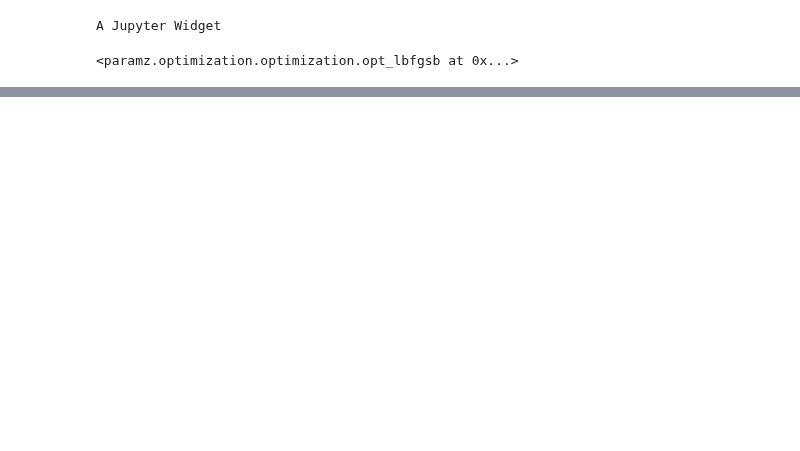
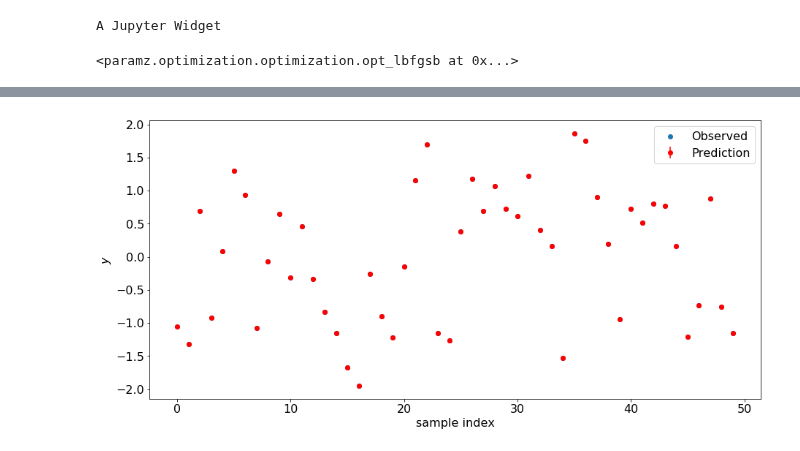
Before and after one commit to seiya-kumada/cct_blog, a Jupyter notebook: automatic_relevance_determination/komatsu_gp_multi.ipynb, the cells around one changed output, grey strips where cells are left out. Cells and saved outputs as stored; diff of their text form; code cells hidden in the pictures; blank space fills up the shorter version.

```diff
--- a/automatic_relevance_determination/komatsu_gp_multi.ipynb
+++ b/automatic_relevance_determination/komatsu_gp_multi.ipynb
@@ -50,0 +86,16 @@ plt.show()
+# %%
+# 訓練データの一致度合いを見る。
+
+plt.figure(figsize=(15, 7))
+xs = range(train_pred_mean.shape[0])
+
+plt.scatter(xs, Y, marker="o", label="Observed")
+
+plt.xlabel("sample index")
+plt.ylabel("$y$")
+# plt.ylim(-3, 3)
+plt.errorbar(xs, train_pred_mean, train_pred_std, fmt="ro", label="Prediction", marker="o")
+plt.legend(loc="best")
+plt.show()
+# %% [output]
+[figure, added]
```
Also changed, not shown: parts of 8 cells of this notebook, 5 other files.
